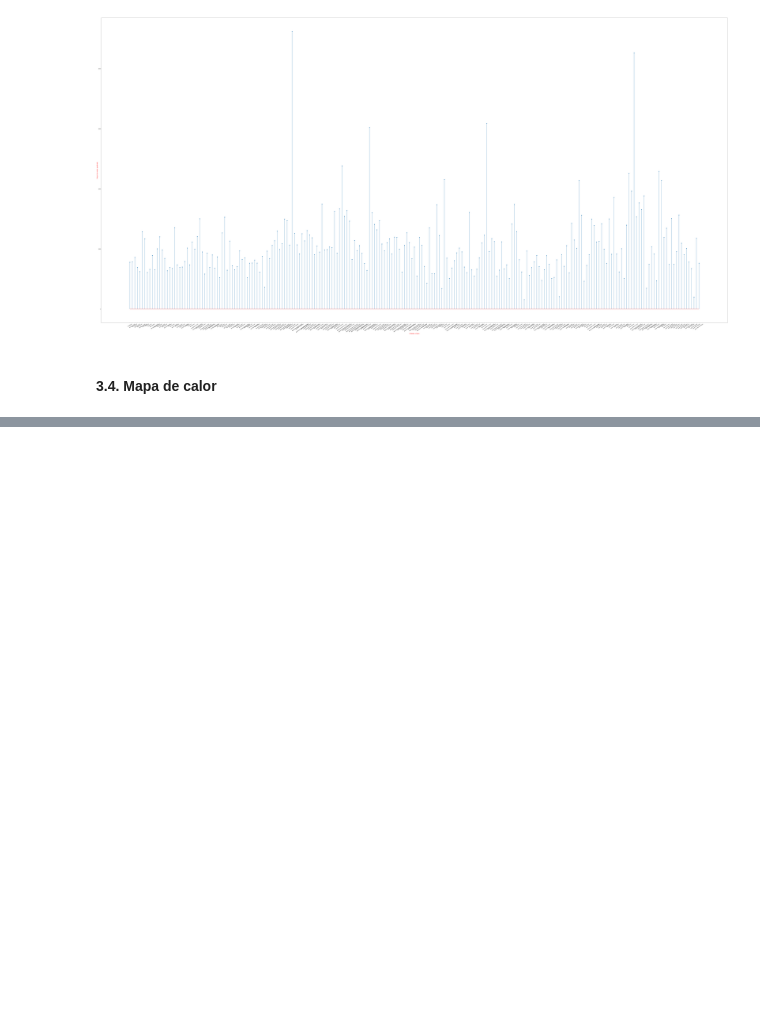
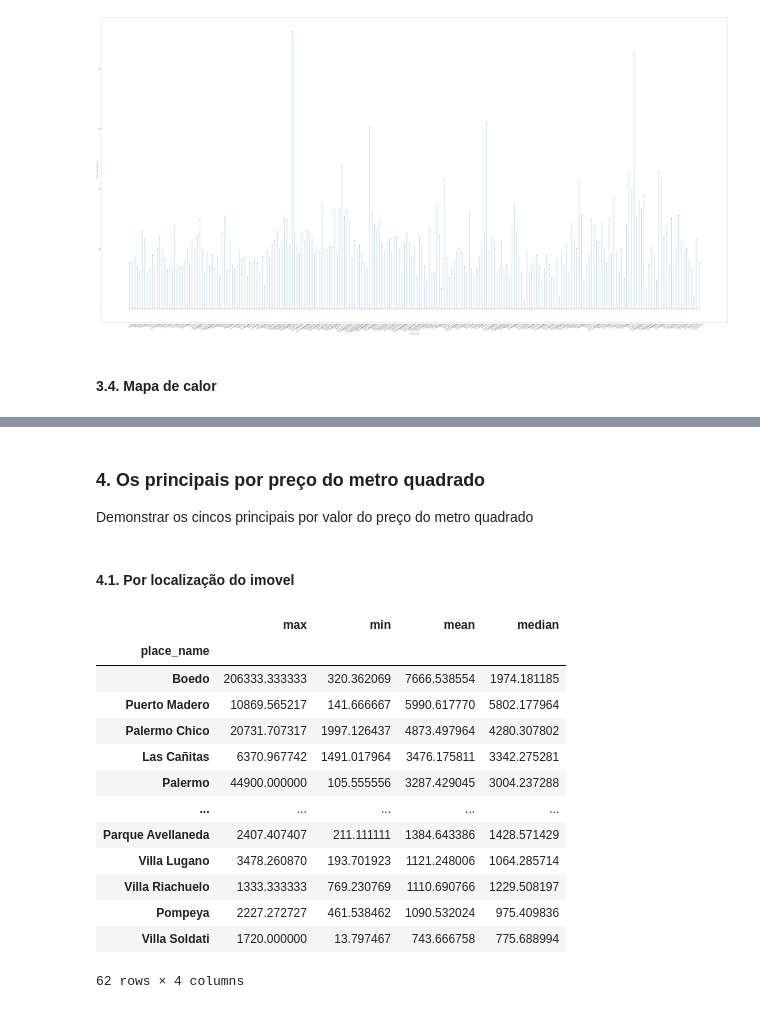
Before and after one commit to lidiambsouza/price_properties, a Jupyter notebook: price_properties.ipynb, the cells around one changed output, grey strips where cells are left out. Drawn from its saved outputs; the diff is of its cells as text; code cells hidden in the pictures; blank space fills up the shorter version.

Commit message:
os principais por preço do metro quadrado

```diff
--- a/price_properties.ipynb
+++ b/price_properties.ipynb
@@ -309,3 +309,26 @@ HeatMap(heat_data).add_to(map_hooray)
 map_hooray
 # %% [output]
 [interactive output not drawn]
+# %% [markdown]
+<p><h3>4. Os principais por preço do metro quadrado</h3></p>
+<span>Demonstrar os cincos principais por valor do preço do metro quadrado</span>
+# %% [markdown]
+<h4>4.1. Por localização do imovel</h4>
+# %%
+medias_cidades_ordenada= medias_cidades.sort_values(by=['mean'], ascending=False)
+medias_cidades_ordenada
+# %% [output]
+|  | max | min | mean | median |
+| place_name |  |  |  |  |
+| Boedo | 206333.333333 | 320.362069 | 7666.538554 | 1974.181185 |
+| Puerto Madero | 10869.565217 | 141.666667 | 5990.617770 | 5802.177964 |
+| Palermo Chico | 20731.707317 | 1997.126437 | 4873.497964 | 4280.307802 |
+| Las Cañitas | 6370.967742 | 1491.017964 | 3476.175811 | 3342.275281 |
+| Palermo | 44900.000000 | 105.555556 | 3287.429045 | 3004.237288 |
+| ... | ... | ... | ... | ... |
+| Parque Avellaneda | 2407.407407 | 211.111111 | 1384.643386 | 1428.571429 |
+| Villa Lugano | 3478.260870 | 193.701923 | 1121.248006 | 1064.285714 |
+| Villa Riachuelo | 1333.333333 | 769.230769 | 1110.690766 | 1229.508197 |
+| Pompeya | 2227.272727 | 461.538462 | 1090.532024 | 975.409836 |
+| Villa Soldati | 1720.000000 | 13.797467 | 743.666758 | 775.688994 |
+62 rows × 4 columns
```
Also changed, not shown: parts of 10 cells of this notebook.
